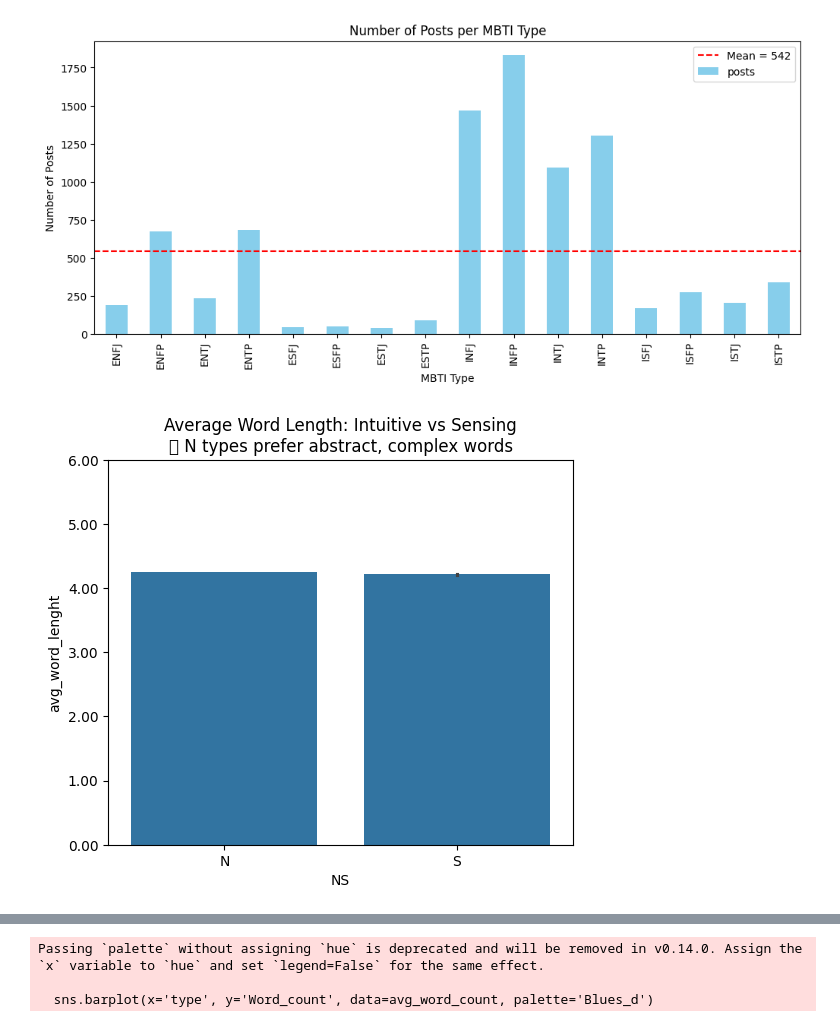
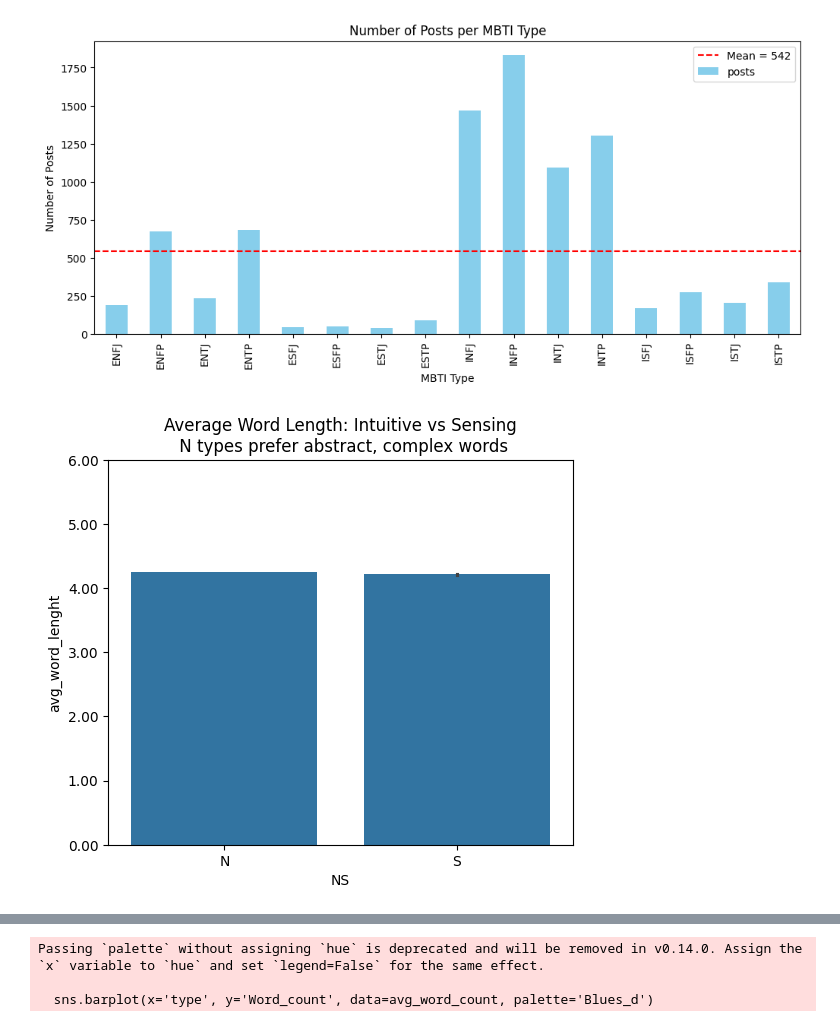
Before and after one commit to EngMohamed-op/MBTI-Personality, a Jupyter notebook: EDA_project.ipynb, the cells around one changed output, grey strips where cells are left out. Cells and saved outputs as stored; diff of their text form; code cells hidden in the pictures.

```diff
--- a/EDA_project.ipynb
+++ b/EDA_project.ipynb
@@ -172,14 +172,14 @@ plt.show()
 # %%
 # Q3: Do Intuitive types use more complex vocabulary than Sensing types?
 #what is intuitive and what is sensing
 plt.figure(figsize=(6,5))
 sns.barplot(data=df, x='NS', y='avg_word_lenght')
-plt.title("Average Word Length: Intuitive vs Sensing\n💡 N types prefer abstract, complex words")
+plt.title("Average Word Length: Intuitive vs Sensing\n N types prefer abstract, complex words")
 plt.ylim(0,6)
 plt.gca().yaxis.set_major_formatter(mtick.FormatStrFormatter('%.2f'))
 plt.show()
 # %% [output]
-[figure, old version]
+[figure, new version]
 # %%
 # Q4: Do Feeling types talk about themselves more than Thinking types?
 #feelings and thinking?
```
Also changed, not shown: parts of 15 cells of this notebook.
